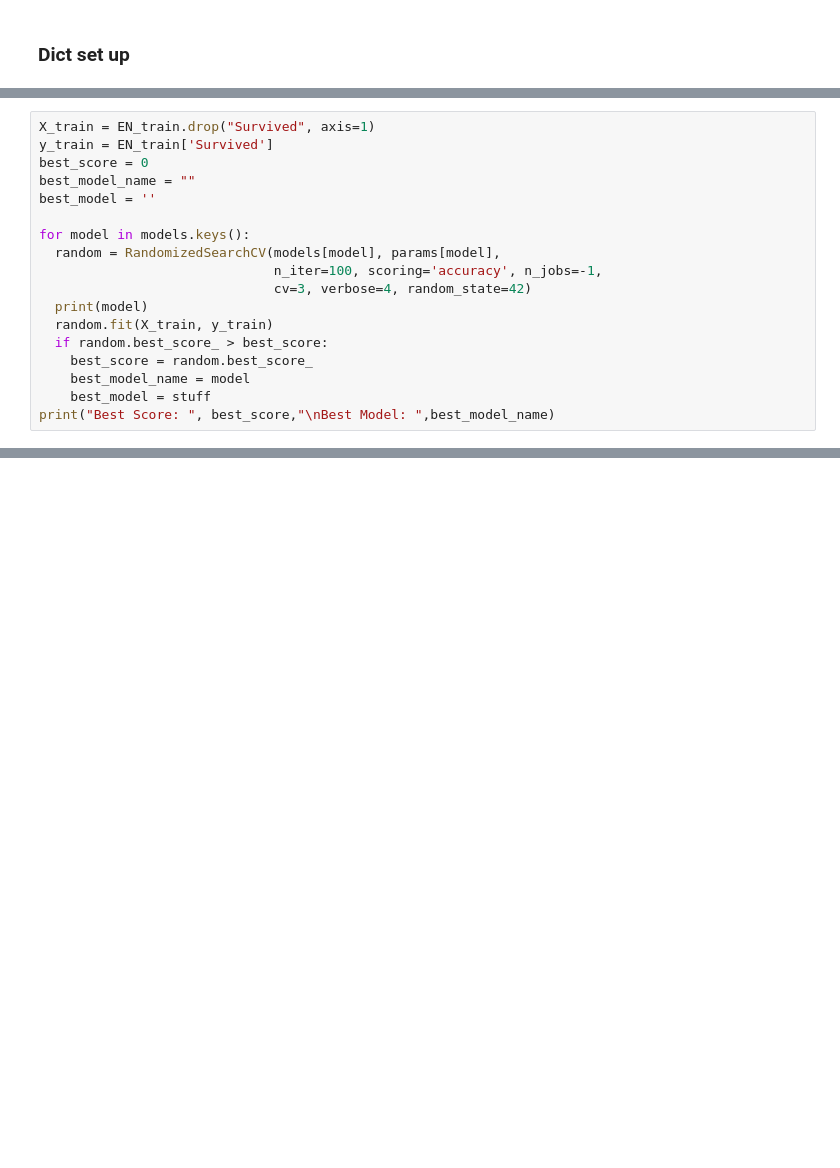
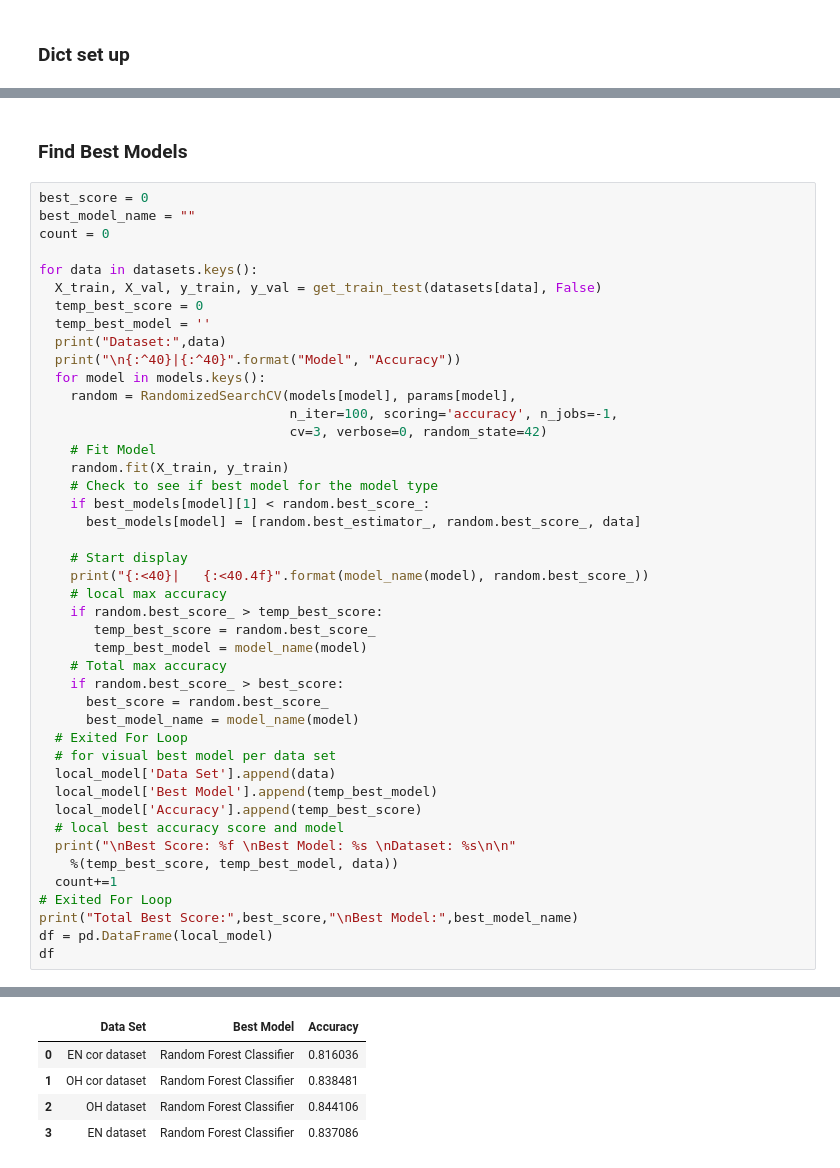
Before and after one commit to Codeblockz/Data-Science-Self-Projects, a Jupyter notebook: Kaggle_Titanic_challege/Titanic_Challenge.ipynb, the cells around one changed output, grey strips where cells are left out. Saved outputs shown, nothing was run; the diff lists cells and outputs as text; blank space fills up the shorter version.

Commit message:
added last data analysis just need to make output

```diff
--- a/Kaggle_Titanic_challege/Titanic_Challenge.ipynb
+++ b/Kaggle_Titanic_challege/Titanic_Challenge.ipynb
@@ -1360,18 +1357,0 @@ params = {
-# %%
-X_train = EN_train.drop("Survived", axis=1)
-y_train = EN_train['Survived']
-best_score = 0
-best_model_name = ""
-best_model = ''
-
-for model in models.keys():
-  random = RandomizedSearchCV(models[model], params[model],
-                              n_iter=100, scoring='accuracy', n_jobs=-1,
-                              cv=3, verbose=4, random_state=42)
-  print(model)
-  random.fit(X_train, y_train)
-  if random.best_score_ > best_score:
-    best_score = random.best_score_
-    best_model_name = model
-    best_model = stuff
-print("Best Score: ", best_score,"\nBest Model: ",best_model_name)
@@ -1420,0 +1358,47 @@ Fitting 3 folds for each of 100 candidates, totalling 300 fits
+# %% [markdown]
+### Find Best Models
+# %%
+best_score = 0
+best_model_name = ""
+count = 0
+
+for data in datasets.keys():
+  X_train, X_val, y_train, y_val = get_train_test(datasets[data], False)
+  temp_best_score = 0
+  temp_best_model = ''
+  print("Dataset:",data)
+  print("\n{:^40}|{:^40}".format("Model", "Accuracy"))
+  for model in models.keys():
+    random = RandomizedSearchCV(models[model], params[model],
+                                n_iter=100, scoring='accuracy', n_jobs=-1,
+                                cv=3, verbose=0, random_state=42)
+    # Fit Model
+    random.fit(X_train, y_train)
+    # Check to see if best model for the model type
+    if best_models[model][1] < random.best_score_:
+      best_models[model] = [random.best_estimator_, random.best_score_, data]
+
+    # Start display
+    print("{:<40}|   {:<40.4f}".format(model_name(model), random.best_score_))
+    # local max accuracy
+    if random.best_score_ > temp_best_score:
+       temp_best_score = random.best_score_
+       temp_best_model = model_name(model)
+    # Total max accuracy
+    if random.best_score_ > best_score:
+      best_score = random.best_score_
+      best_model_name = model_name(model)
+  # Exited For Loop
+  # for visual best model per data set
+  local_model['Data Set'].append(data)
+  local_model['Best Model'].append(temp_best_model)
+  local_model['Accuracy'].append(temp_best_score)
+  # local best accuracy score and model
+  print("\nBest Score: %f \nBest Model: %s \nDataset: %s\n\n"
+    %(temp_best_score, temp_best_model, data))
+  count+=1
+# Exited For Loop
+print("Total Best Score:",best_score,"\nBest Model:",best_model_name)
+df = pd.DataFrame(local_model)
+df
+# %% [output]
@@ -1420,0 +1422,5 @@ Fitting 3 folds for each of 100 candidates, totalling 300 fits
+|  | Data Set | Best Model | Accuracy |
+| 0 | EN cor dataset | Random Forest Classifier | 0.816036 |
+| 1 | OH cor dataset | Random Forest Classifier | 0.838481 |
+| 2 | OH dataset | Random Forest Classifier | 0.844106 |
+| 3 | EN dataset | Random Forest Classifier | 0.837086 |
```
Also changed, not shown: parts of 38 cells of this notebook.
